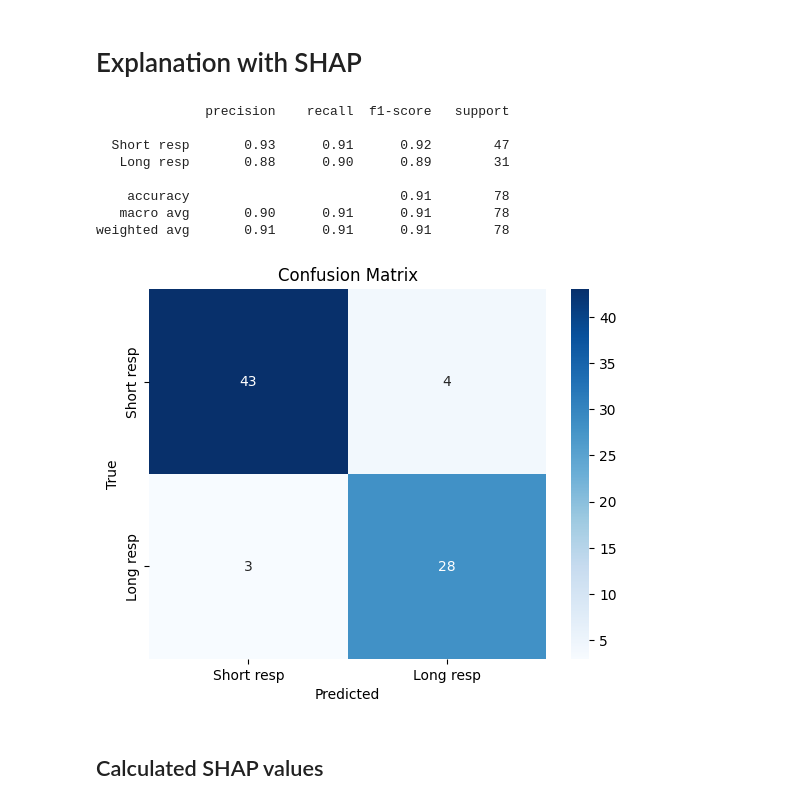
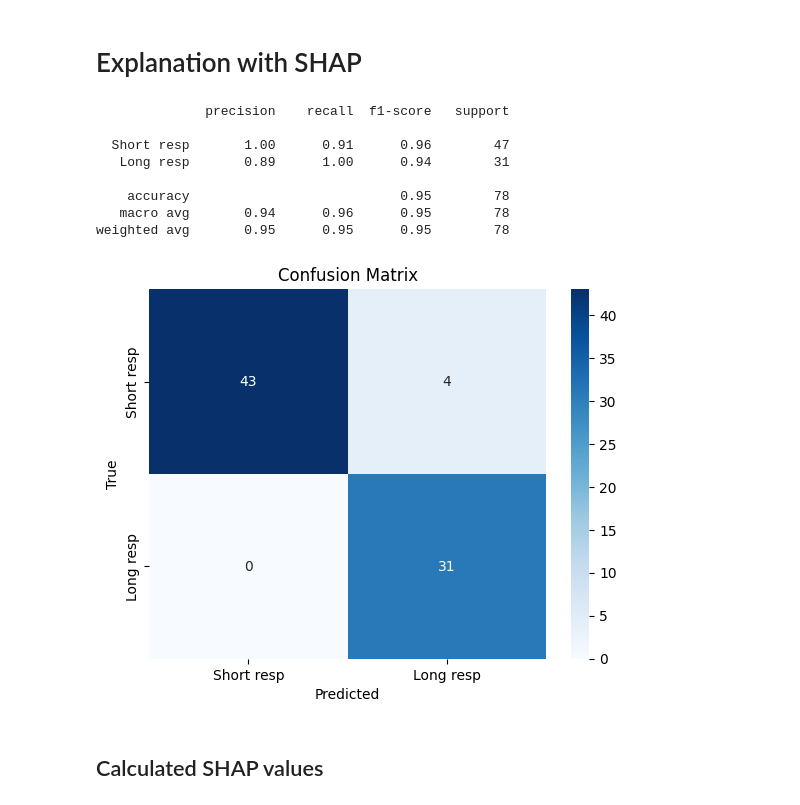
Before and after one commit to dinhhb/modeling_gene_expression, a Jupyter notebook: explanation/5_shap.ipynb, the cells around one changed output. Saved outputs shown, nothing was run; the diff lists cells and outputs as text; code cells hidden in the pictures.

```diff
--- a/explanation/5_shap.ipynb
+++ b/explanation/5_shap.ipynb
@@ -24,42 +24,41 @@ pfs_dir = "binary" if BINARY_PFS else "three-classes"
 rna_suffix = "_rna" if RNA_SEQ_ONLY else ""
 # %%
 pipeline = joblib.load(f'../saved-models/{pfs_dir}/best_pipeline{rna_suffix}.joblib')
-x = pd.read_csv(f"../dataset/created/{pfs_dir}/x{rna_suffix}.csv")
-y = pd.read_csv(f"../dataset/created/{pfs_dir}/y{rna_suffix}.csv").squeeze()
+x_train = pd.read_csv(f"../dataset/created/{pfs_dir}/x_train{rna_suffix}.csv")
+x_test = pd.read_csv(f"../dataset/created/{pfs_dir}/x_test{rna_suffix}.csv")
+y_train = pd.read_csv(f"../dataset/created/{pfs_dir}/y_train{rna_suffix}.csv").squeeze()
+y_test = pd.read_csv(f"../dataset/created/{pfs_dir}/y_test{rna_suffix}.csv").squeeze()
+
+x = pd.concat([x_train, x_test])
+y = pd.concat([y_train, y_test])
 # %%
-skf = StratifiedKFold(n_splits=5, shuffle=True, random_state=42)
-
 target_names = ['Short resp', 'Long resp']
 
-y_pred = cross_val_predict(
-    pipeline, x, y,
-    cv=skf,
-    n_jobs=-1
-)
+y_pred = pipeline.predict(x)
 
 print(classification_report(
     y, y_pred,
     target_names=target_names
 ))
 
 cm = confusion_matrix(y, y_pred)
 sns.heatmap(cm, annot=True, fmt='d',
             xticklabels=target_names,
             yticklabels=target_names,
             cmap='Blues')
 plt.ylabel('True'); plt.xlabel('Predicted')
 plt.title('Confusion Matrix')
 plt.show()
 # %% [output]
               precision    recall  f1-score   support
 
-  Short resp       0.93      0.91      0.92        47
-   Long resp       0.88      0.90      0.89        31
+  Short resp       1.00      0.91      0.96        47
+   Long resp       0.89      1.00      0.94        31
 
-    accuracy                           0.91        78
-   macro avg       0.90      0.91      0.91        78
-weighted avg       0.91      0.91      0.91        78
+    accuracy                           0.95        78
+   macro avg       0.94      0.96      0.95        78
+weighted avg       0.95      0.95      0.95        78
-[figure, old version]
+[figure, new version]
 # %% [markdown]
 ## Calculated SHAP values
 # %%
```
Also changed, not shown: parts of 10 cells of this notebook, 1 other file.
